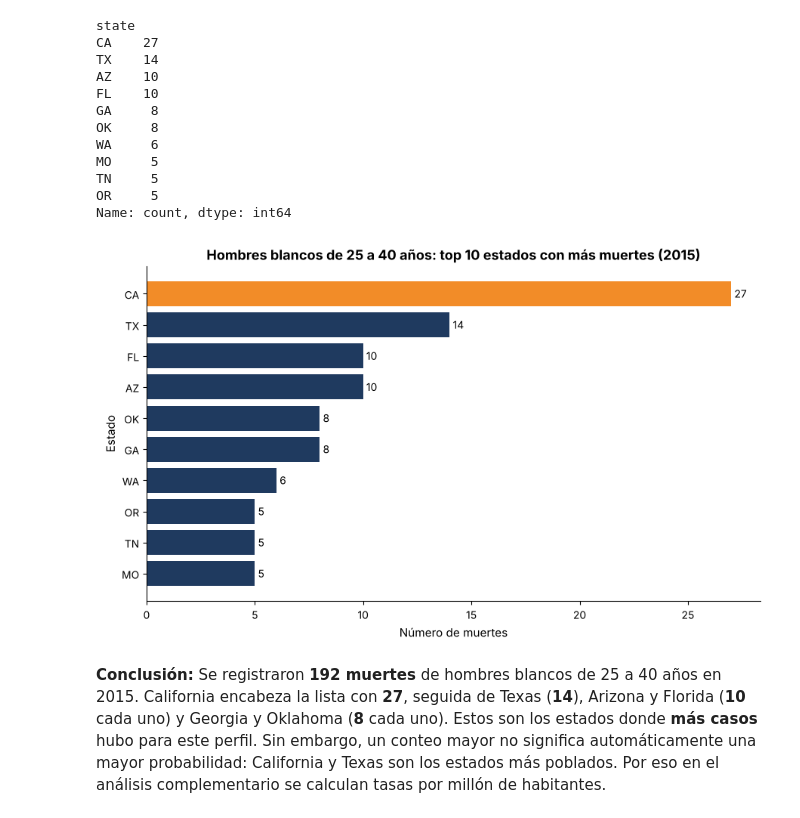
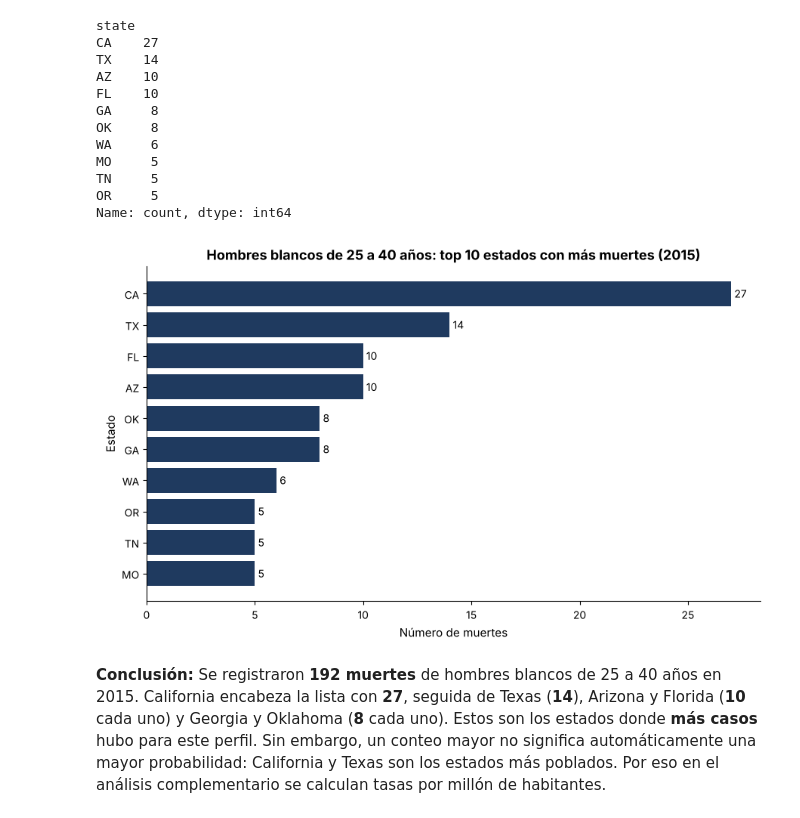
Before and after one commit to patatamanYT/no-entear, a Jupyter notebook: Actividad1_Visualizacion/Actividad_1_Visualizacion_Datos.ipynb, the cells around one changed output. Drawn from its saved outputs; the diff is of its cells as text; code cells hidden in the pictures.

```diff
--- a/Actividad1_Visualizacion/Actividad_1_Visualizacion_Datos.ipynb
+++ b/Actividad1_Visualizacion/Actividad_1_Visualizacion_Datos.ipynb
@@ -567,18 +564,17 @@ Name: count, dtype: int64
 # %%
 top10_hb = hombres_blancos_estado.head(10).sort_values()
 
 fig, ax = plt.subplots(figsize=(9, 5.5))
-colores = [NARANJA if estado == top10_hb.index[-1] else AZUL for estado in top10_hb.index]
-barras = ax.barh(top10_hb.index, top10_hb.values, color=colores)
+barras = ax.barh(top10_hb.index, top10_hb.values, color=AZUL)
 ax.bar_label(barras, padding=3)
 
 ax.set_title('Hombres blancos de 25 a 40 años: top 10 estados con más muertes (2015)')
 ax.set_xlabel('Número de muertes')
 ax.set_ylabel('Estado')
 plt.tight_layout()
 plt.show()
 # %% [output]
-[figure, old version]
+[figure, new version]
 # %% [markdown]
 **Conclusión:** Se registraron **192 muertes** de hombres blancos de 25 a 40 años en 2015. California encabeza la lista con **27**, seguida de Texas (**14**), Arizona y Florida (**10** cada uno) y Georgia y Oklahoma (**8** cada uno). Estos son los estados donde **más casos** hubo para este perfil. Sin embargo, un conteo mayor no significa automáticamente una mayor probabilidad: California y Texas son los estados más poblados. Por eso en el análisis complementario se calculan tasas por millón de habitantes.
 # %% [markdown]
```
Also changed, not shown: parts of 7 cells of this notebook.
